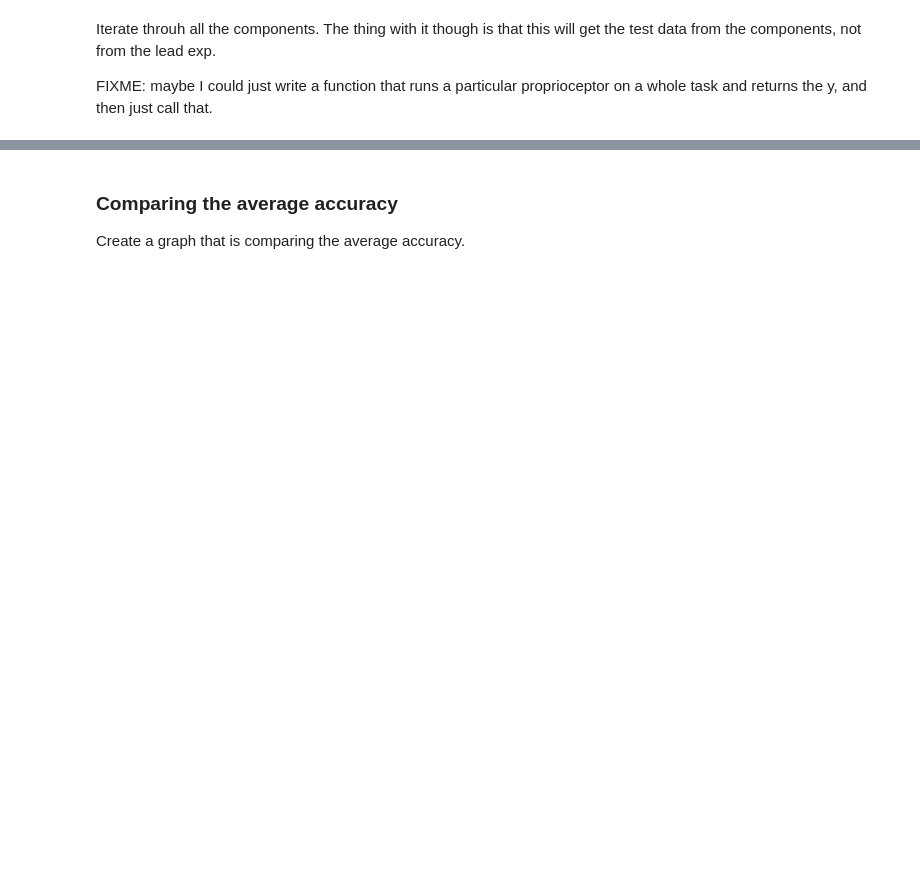
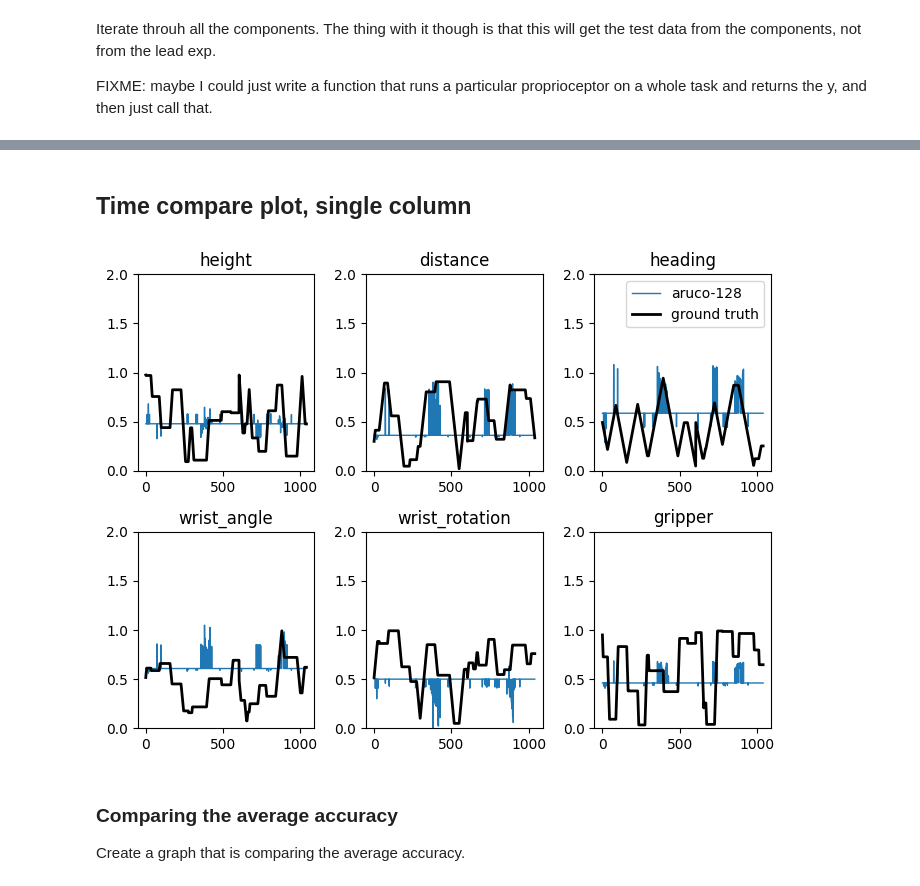
Before and after one commit to Sahara-Sheik/Robotic-Vision, a Jupyter notebook: src/visual_proprioception/Compare_VisualProprioception.ipynb, the cells around one changed output, grey strips where cells are left out. Drawn from its saved outputs; the diff is of its cells as text; code cells hidden in the pictures; blank space fills up the shorter version.

```diff
--- a/src/visual_proprioception/Compare_VisualProprioception.ipynb
+++ b/src/visual_proprioception/Compare_VisualProprioception.ipynb
@@ -194,3 +171,24 @@ plt.savefig(graphfilename, bbox_inches='tight')
+# %% [markdown]
+## Time compare plot, single column
+# %%
+fig, axs = plt.subplots(2,3, figsize=(7, 5.3))
+titles = ["height","distance", "heading", "wrist_angle", "wrist_rotation", "gripper"]
+for i in range(Config()["robot"]["action_space_size"]):
+    ax = axs[i//3, i%3]
+    ax.set_ylim(0, 2.0)
+    for ypred, exp in zip(ypreds,exps):
+        # fixme, fix the label to the name in the exp
+        ax.plot(t, ypred[:,i], label=exp["name"], linewidth=1)
+    ax.plot(t, y[:,i], label="ground truth", linewidth=2, color="black")
+    if i==2:
+        ax.legend()
+    ax.set_title(titles[i])
+
+plt.tight_layout()
+graphfilename = pathlib.Path(leadexp["data_dir"], "comparison.pdf")
+plt.savefig(graphfilename, bbox_inches='tight')
+# %% [output]
+[figure, added]
 # %% [markdown]
 ### Comparing the average accuracy
 Create a graph that is comparing the average accuracy.
```
Also changed, not shown: parts of 5 cells of this notebook, 4 other files.
